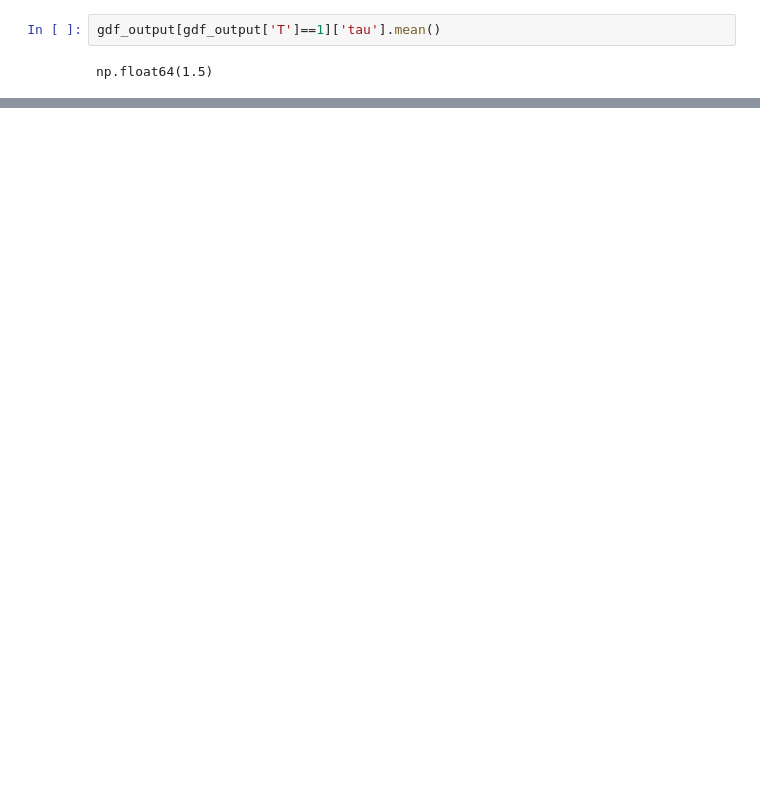
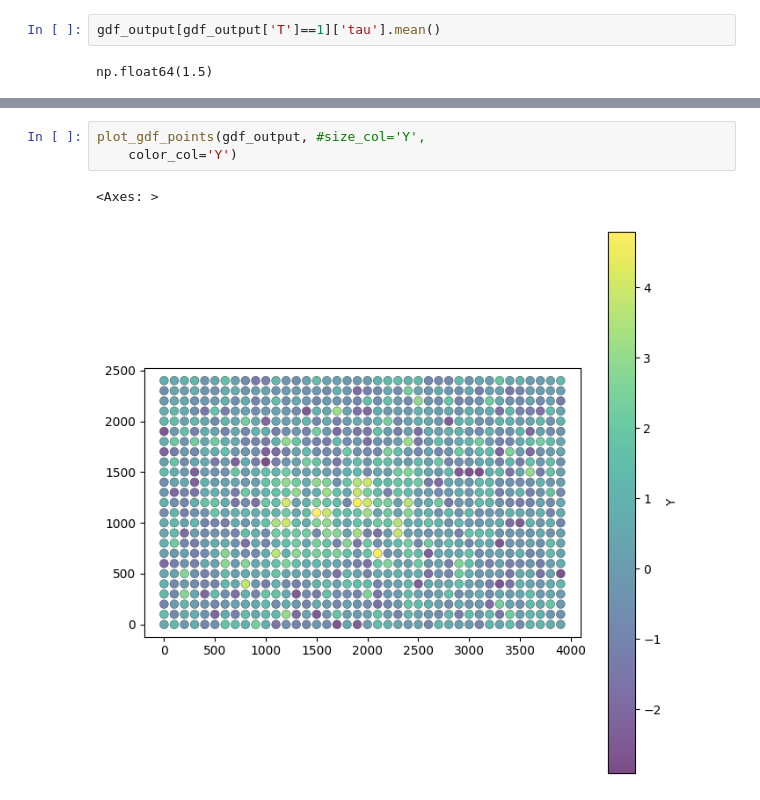
Before and after one commit to Andrew10MAIN/causal_ML_with_spilovers_of_treatment, a Jupyter notebook: 02_generating_data/simulated_data_generation.ipynb, the cells around one changed output, grey strips where cells are left out. Cells and saved outputs as stored; diff of their text form; blank space fills up the shorter version.

```diff
--- a/02_generating_data/simulated_data_generation.ipynb
+++ b/02_generating_data/simulated_data_generation.ipynb
@@ -321,3 +95,9 @@ gdf_output[gdf_output['spill']!=0]
+# %%
+plot_gdf_points(gdf_output, #size_col='Y',
+    color_col='Y')
+# %% [output]
+<Axes: >
+[figure, added]
 # %%
 for i in ['C1','C2','C3','Cs']:
     gdf_output.plot.scatter(x=i, y="Y", s=5)
```
Also changed, not shown: parts of 39 cells of this notebook, 6 other files.
